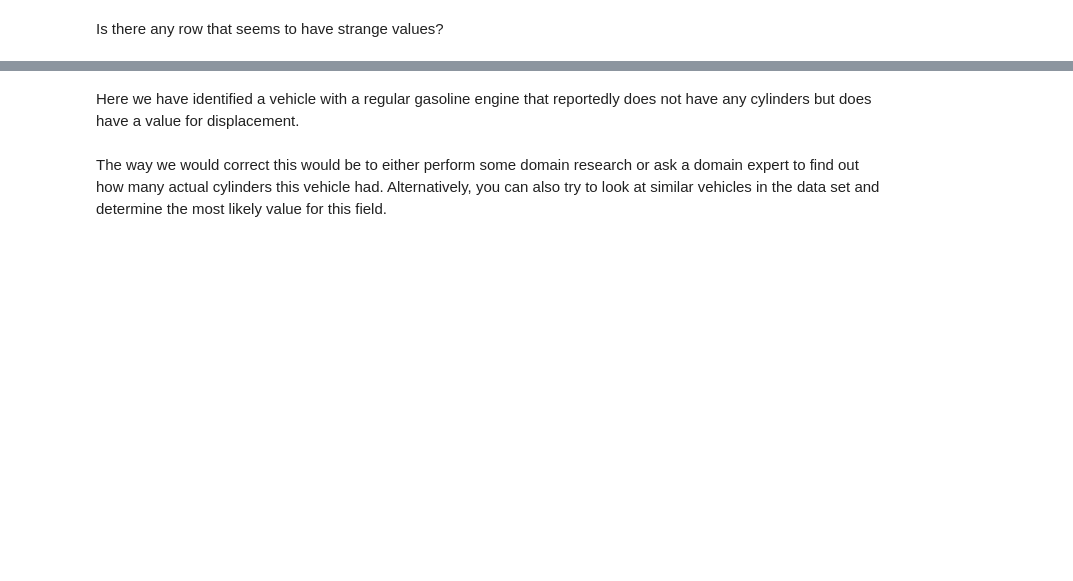
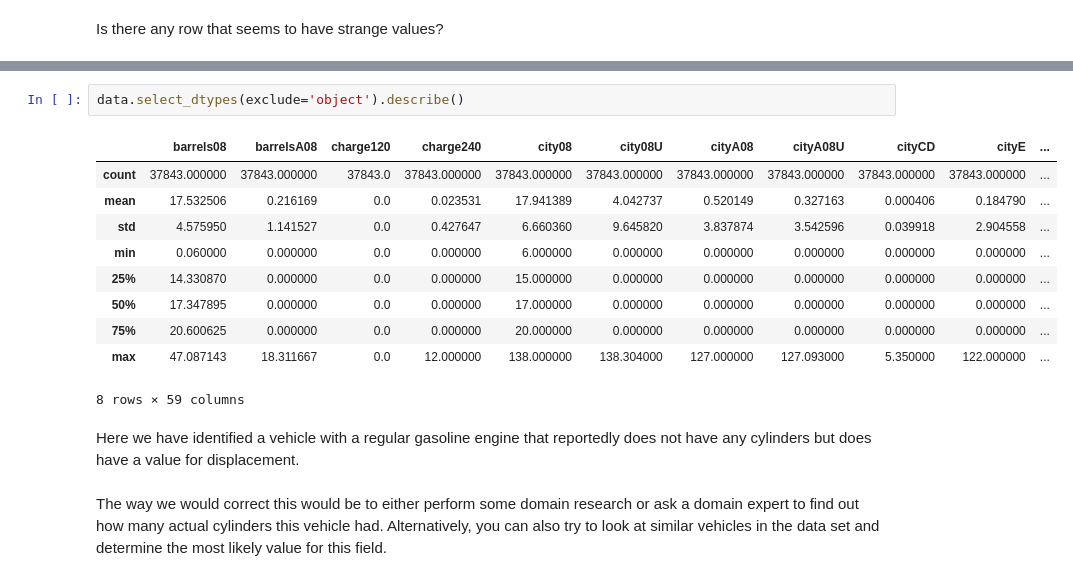
Before and after one commit to Ironhack-Data-Madrid-Mayo-2022/2.4-lab-data-cleaning, a Jupyter notebook: your-code/main.ipynb, the cells around one changed output, grey strips where cells are left out. Cells and saved outputs as stored; diff of their text form; blank space fills up the shorter version.

```diff
--- a/your-code/main.ipynb
+++ b/your-code/main.ipynb
@@ -103,3 +195,16 @@ Is there any row that seems to have strange values?
+# %%
+data.select_dtypes(exclude='object').describe()
+# %% [output]
+|  | barrels08 | barrelsA08 | charge120 | charge240 | city08 | city08U | cityA08 | cityA08U | cityCD | cityE | ... |
+| count | 37843.000000 | 37843.000000 | 37843.0 | 37843.000000 | 37843.000000 | 37843.000000 | 37843.000000 | 37843.000000 | 37843.000000 | 37843.000000 | ... |
+| mean | 17.532506 | 0.216169 | 0.0 | 0.023531 | 17.941389 | 4.042737 | 0.520149 | 0.327163 | 0.000406 | 0.184790 | ... |
+| std | 4.575950 | 1.141527 | 0.0 | 0.427647 | 6.660360 | 9.645820 | 3.837874 | 3.542596 | 0.039918 | 2.904558 | ... |
+| min | 0.060000 | 0.000000 | 0.0 | 0.000000 | 6.000000 | 0.000000 | 0.000000 | 0.000000 | 0.000000 | 0.000000 | ... |
+| 25% | 14.330870 | 0.000000 | 0.0 | 0.000000 | 15.000000 | 0.000000 | 0.000000 | 0.000000 | 0.000000 | 0.000000 | ... |
+| 50% | 17.347895 | 0.000000 | 0.0 | 0.000000 | 17.000000 | 0.000000 | 0.000000 | 0.000000 | 0.000000 | 0.000000 | ... |
+| 75% | 20.600625 | 0.000000 | 0.0 | 0.000000 | 20.000000 | 0.000000 | 0.000000 | 0.000000 | 0.000000 | 0.000000 | ... |
+| max | 47.087143 | 18.311667 | 0.0 | 12.000000 | 138.000000 | 138.304000 | 127.000000 | 127.093000 | 5.350000 | 122.000000 | ... |
+8 rows × 59 columns
 # %% [markdown]
 Here we have identified a vehicle with a regular gasoline engine that reportedly does not have any cylinders but does have a value for displacement.
 # %% [markdown]
```
Also changed, not shown: parts of 21 cells of this notebook.
